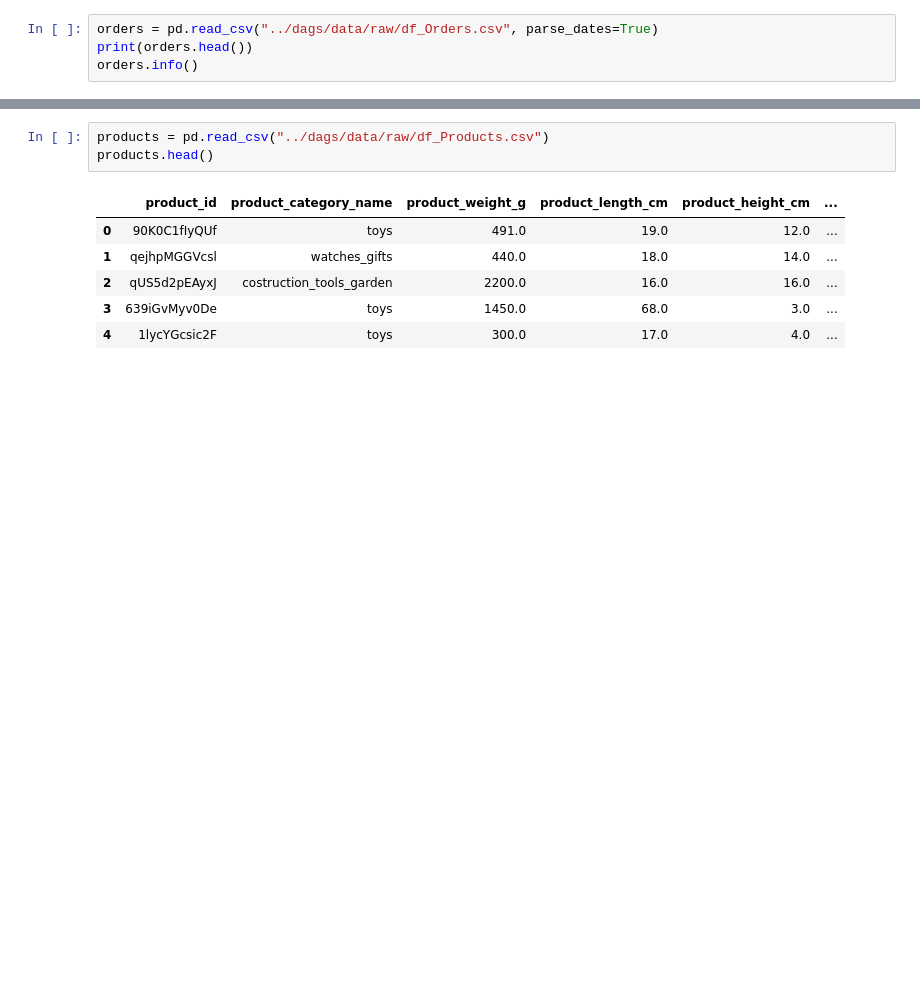
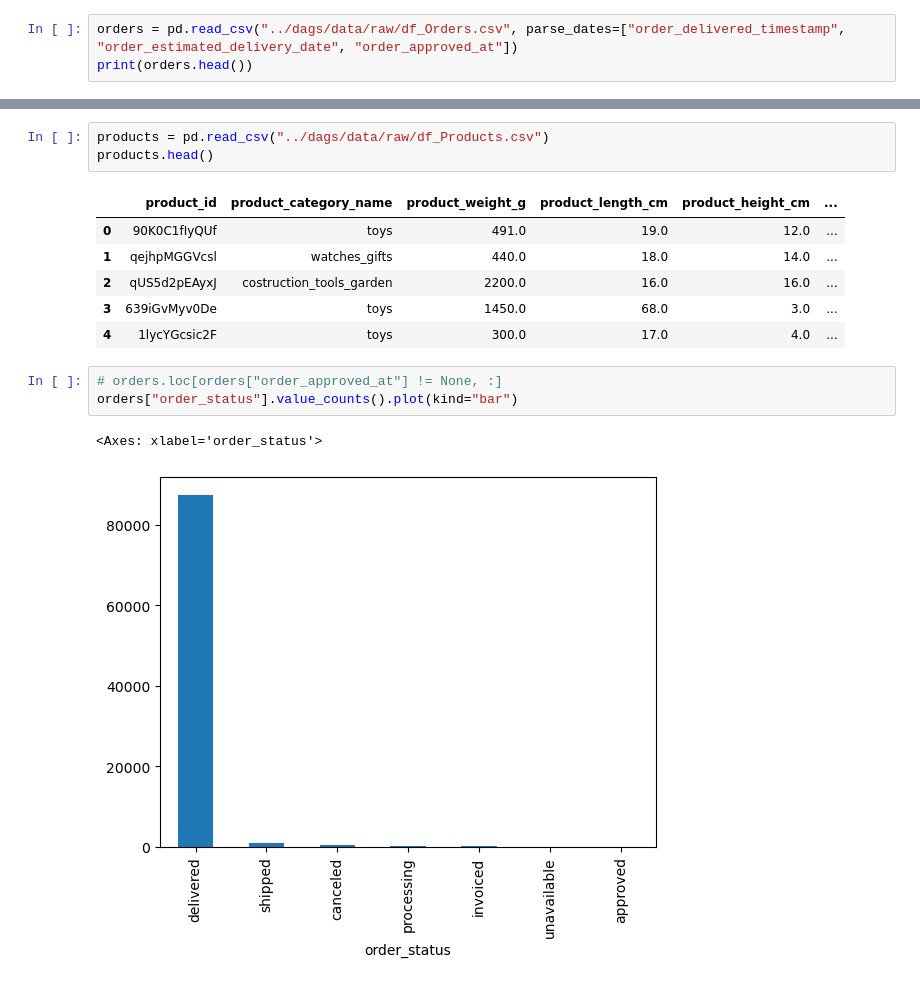
Before and after one commit to dilane-ts/data-engineering-e-commerce, a Jupyter notebook: notebooks/eda.ipynb, the cells around one changed output, grey strips where cells are left out. Drawn from its saved outputs; the diff is of its cells as text; blank space fills up the shorter version.

```diff
--- a/notebooks/eda.ipynb
+++ b/notebooks/eda.ipynb
@@ -36,9 +35,8 @@ print(order_items.head())
 3  bwJVWupf2keN  639iGvMyv0De  jWzS0ayv9TGf  264.50             30.72
 4  Dd0QnrMk9Cj5  1lycYGcsic2F  l1pYW6GBnPMr  779.90             30.66
 # %%
-orders = pd.read_csv("../dags/data/raw/df_Orders.csv", parse_dates=True)
+orders = pd.read_csv("../dags/data/raw/df_Orders.csv", parse_dates=["order_delivered_timestamp", "order_estimated_delivery_date", "order_approved_at"])
 print(orders.head())
-orders.info()
 # %% [output]
        order_id   customer_id order_status order_purchase_timestamp  \
 0  Axfy13Hk4PIk  hCT0x9JiGXBQ    delivered      2017-10-22 18:57:54
@@ -91,3 +96,9 @@ products.head()
 | 2 | qUS5d2pEAyxJ | costruction_tools_garden | 2200.0 | 16.0 | 16.0 | ... |
 | 3 | 639iGvMyv0De | toys | 1450.0 | 68.0 | 3.0 | ... |
 | 4 | 1lycYGcsic2F | toys | 300.0 | 17.0 | 4.0 | ... |
+# %%
+# orders.loc[orders["order_approved_at"] != None, :]
+orders["order_status"].value_counts().plot(kind="bar")
+# %% [output]
+<Axes: xlabel='order_status'>
+[figure, added]
```
Also changed, not shown: parts of 4 cells of this notebook, 9 other files.
